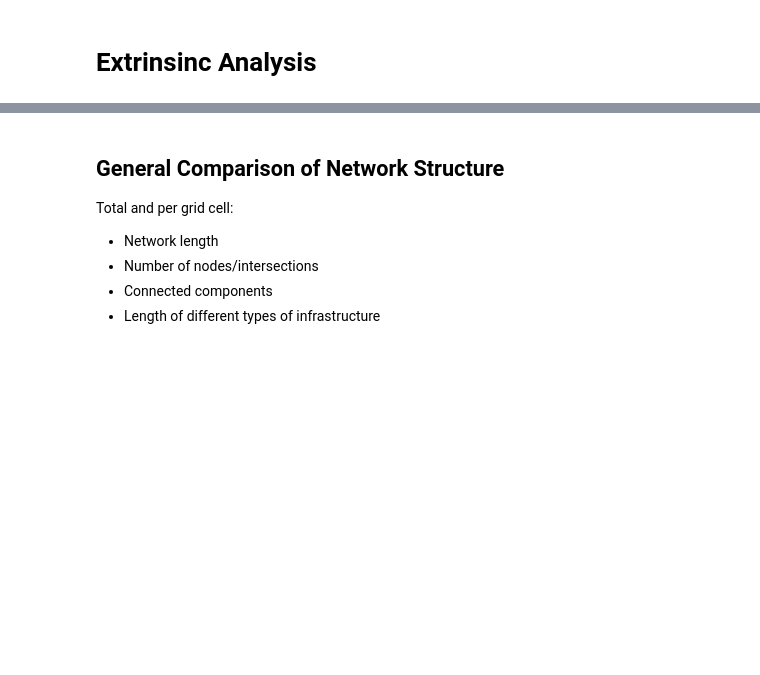
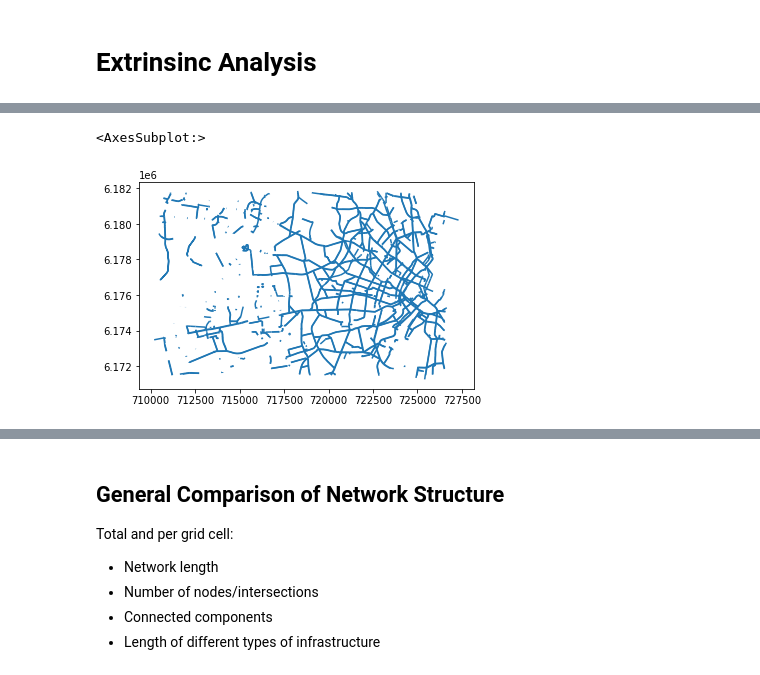
Before and after one commit to anerv/cycling_data_quality, a Jupyter notebook: scripts/extrinsinc_analysis.ipynb, the cells around one changed output, grey strips where cells are left out. Drawn from its saved outputs; the diff is of its cells as text; code cells hidden in the pictures; blank space fills up the shorter version.

```diff
--- a/scripts/extrinsinc_analysis.ipynb
+++ b/scripts/extrinsinc_analysis.ipynb
@@ -4,0 +132,6 @@
+# %%
+# TODO: Plot
+ref_simplified_edges.plot()
+# %% [output]
+<AxesSubplot:>
+[figure, added]
```
Also changed, not shown: parts of 23 cells of this notebook.
